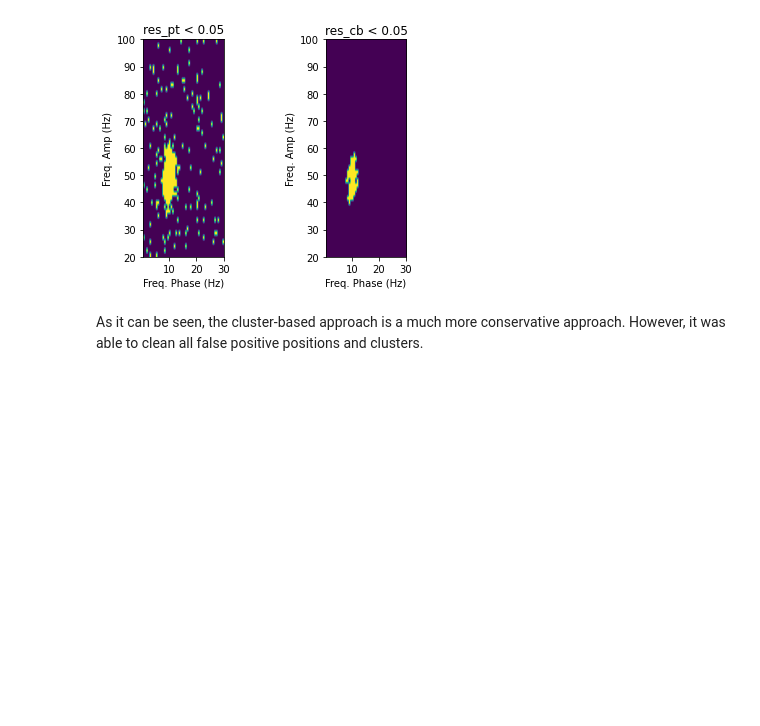
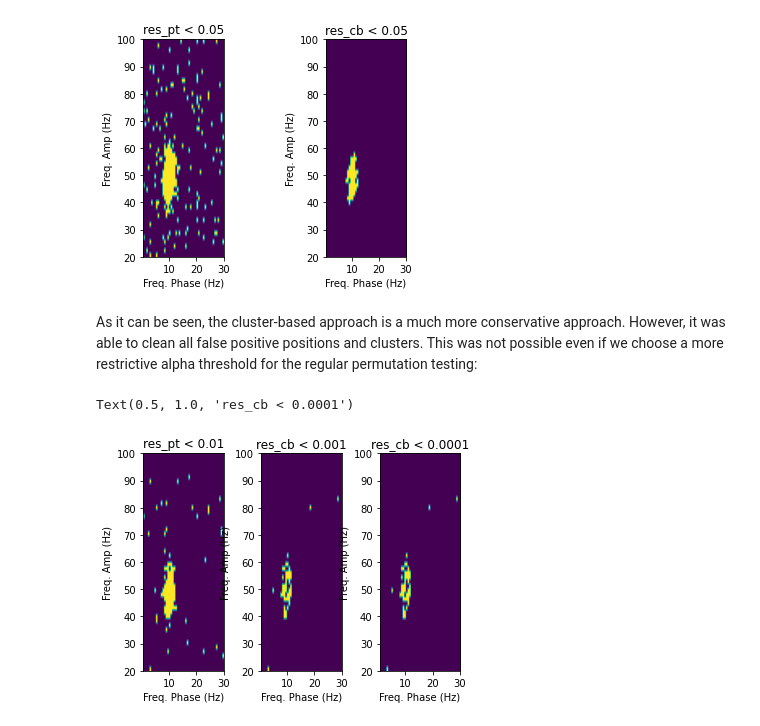
Before and after one commit to BioSIP/functional_PAC, a Jupyter notebook: scripts_tensorpac/Tutorial_CBPT.ipynb, the cells around one changed output. Drawn from its saved outputs; the diff is of its cells as text; code cells hidden in the pictures; blank space fills up the shorter version.

```diff
--- a/scripts_tensorpac/Tutorial_CBPT.ipynb
+++ b/scripts_tensorpac/Tutorial_CBPT.ipynb
@@ -189,4 +189,29 @@ ax[1].set_title(f'res_cb < {alpha}')
 Text(0.5, 1.0, 'res_cb < 0.05')
 [figure]
 # %% [markdown]
-As it can be seen, the cluster-based approach is a much more conservative approach. However, it was able to clean all false positive positions and clusters.
+As it can be seen, the cluster-based approach is a much more conservative approach. However, it was able to clean all false positive positions and clusters. This was not possible even if we choose a more restrictive alpha threshold for the regular permutation testing:
+# %%
+fig, ax = plt.subplots(1,3)
+# generate a toy pac for group 0
+ax[0].imshow(res_pt[0,0]<0.01, origin='lower',
+           extent=(f_pha.min(), f_pha.max(), f_amp.min(), f_amp.max()))
+ax[0].set_xlabel('Freq. Phase (Hz)')
+ax[0].set_ylabel('Freq. Amp (Hz)')
+ax[0].set_title(f'res_pt < 0.01')
+
+# generate a toy pac for group 1
+ax[1].imshow(res_pt[0,0]<0.001, origin='lower',
+           extent=(f_pha.min(), f_pha.max(), f_amp.min(), f_amp.max()))
+ax[1].set_xlabel('Freq. Phase (Hz)')
+ax[1].set_ylabel('Freq. Amp (Hz)')
+ax[1].set_title(f'res_cb < 0.001')
+
+# generate a toy pac for group 1
+ax[2].imshow(res_pt[0,0]<0.0001, origin='lower',
+           extent=(f_pha.min(), f_pha.max(), f_amp.min(), f_amp.max()))
+ax[2].set_xlabel('Freq. Phase (Hz)')
+ax[2].set_ylabel('Freq. Amp (Hz)')
+ax[2].set_title(f'res_cb < 0.0001')
+# %% [output]
+Text(0.5, 1.0, 'res_cb < 0.0001')
+[figure, added]
```
Also changed, not shown: 2 other files.
